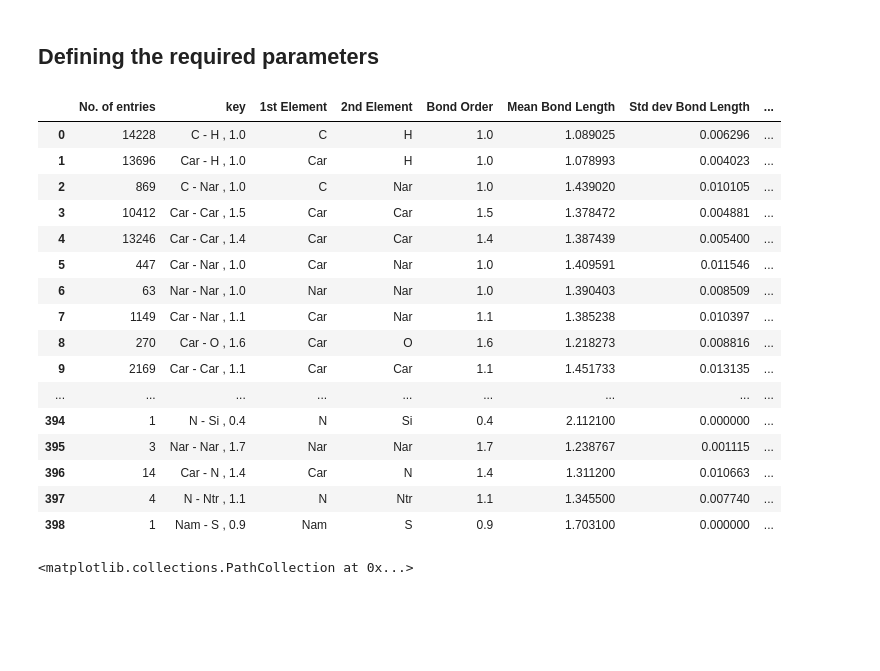
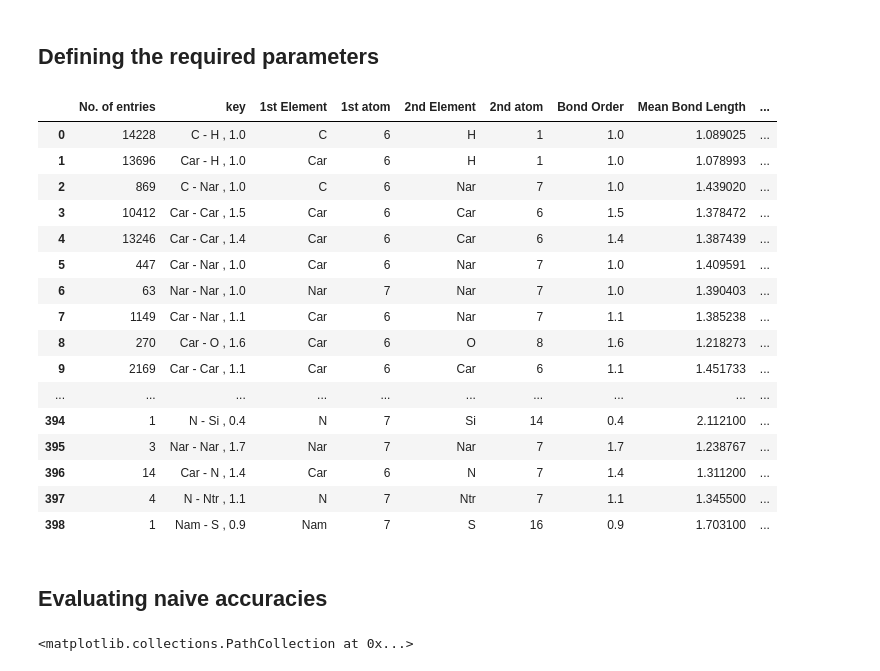
Before and after one commit to ghutchis/boptimol, a Jupyter notebook: Active Learning/Predicting Bond Length.ipynb, the cells around one changed output. Saved outputs shown, nothing was run; the diff lists cells and outputs as text; code cells hidden in the pictures; blank space fills up the shorter version.

Commit message:
Active Learning for Bond Lengths
Optimized Bond Lengths using BayesOpt and Started with Bond Angles

Signed-off-by: Mayank Goel <56905718+Mayank447@users.noreply.github.com>

```diff
--- a/Active Learning/Predicting Bond Length.ipynb
+++ b/Active Learning/Predicting Bond Length.ipynb
@@ -261,24 +251,3 @@ def convertToAtomicNumber(atom: str) -> int:
 # %%
 df['1st atom'] = df["1st Element"].apply(convertToAtomicNumber)
 df['2nd atom'] = df["2nd Element"].apply(convertToAtomicNumber)
-#df['1st covalent radius'] = df['1st atom'].apply(lambda x: covalent_radii[x])
-#df['2nd covalent radius'] = df['2nd atom'].apply(lambda x: covalent_radii[x])
-df
-# %% [output]
-|  | No. of entries | key | 1st Element | 2nd Element | Bond Order | Mean Bond Length | Std dev Bond Length | ... |
-| 0 | 14228 | C - H , 1.0 | C | H | 1.0 | 1.089025 | 0.006296 | ... |
-| 1 | 13696 | Car - H , 1.0 | Car | H | 1.0 | 1.078993 | 0.004023 | ... |
-| 2 | 869 | C - Nar , 1.0 | C | Nar | 1.0 | 1.439020 | 0.010105 | ... |
-| 3 | 10412 | Car - Car , 1.5 | Car | Car | 1.5 | 1.378472 | 0.004881 | ... |
-| 4 | 13246 | Car - Car , 1.4 | Car | Car | 1.4 | 1.387439 | 0.005400 | ... |
-| 5 | 447 | Car - Nar , 1.0 | Car | Nar | 1.0 | 1.409591 | 0.011546 | ... |
-| 6 | 63 | Nar - Nar , 1.0 | Nar | Nar | 1.0 | 1.390403 | 0.008509 | ... |
-| 7 | 1149 | Car - Nar , 1.1 | Car | Nar | 1.1 | 1.385238 | 0.010397 | ... |
-| 8 | 270 | Car - O , 1.6 | Car | O | 1.6 | 1.218273 | 0.008816 | ... |
-| 9 | 2169 | Car - Car , 1.1 | Car | Car | 1.1 | 1.451733 | 0.013135 | ... |
-| ... | ... | ... | ... | ... | ... | ... | ... | ... |
-| 394 | 1 | N - Si , 0.4 | N | Si | 0.4 | 2.112100 | 0.000000 | ... |
-| 395 | 3 | Nar - Nar , 1.7 | Nar | Nar | 1.7 | 1.238767 | 0.001115 | ... |
-| 396 | 14 | Car - N , 1.4 | Car | N | 1.4 | 1.311200 | 0.010663 | ... |
-| 397 | 4 | N - Ntr , 1.1 | N | Ntr | 1.1 | 1.345500 | 0.007740 | ... |
-| 398 | 1 | Nam - S , 0.9 | Nam | S | 0.9 | 1.703100 | 0.000000 | ... |
@@ -285,8 +260,30 @@ df
 # %%
 #Reordering Pandas DataFrame columns
 
-cols = ['No. of entries', '1st Element', '2nd Element', 'Bond Order', 'Mean Bond Length',
-        'Std dev Bond Length', 'Max Bond Length', 'Min Bond Length', '1st atom', '2nd atom']
+cols = ['No. of entries', 'key', '1st Element', '1st atom', '2nd Element', '2nd atom', 'Bond Order', 'Mean Bond Length',
+        'Std dev Bond Length', 'Max Bond Length', 'Min Bond Length']
+df = df[cols]
+df
+# %% [output]
+|  | No. of entries | key | 1st Element | 1st atom | 2nd Element | 2nd atom | Bond Order | Mean Bond Length | ... |
+| 0 | 14228 | C - H , 1.0 | C | 6 | H | 1 | 1.0 | 1.089025 | ... |
+| 1 | 13696 | Car - H , 1.0 | Car | 6 | H | 1 | 1.0 | 1.078993 | ... |
+| 2 | 869 | C - Nar , 1.0 | C | 6 | Nar | 7 | 1.0 | 1.439020 | ... |
+| 3 | 10412 | Car - Car , 1.5 | Car | 6 | Car | 6 | 1.5 | 1.378472 | ... |
+| 4 | 13246 | Car - Car , 1.4 | Car | 6 | Car | 6 | 1.4 | 1.387439 | ... |
+| 5 | 447 | Car - Nar , 1.0 | Car | 6 | Nar | 7 | 1.0 | 1.409591 | ... |
+| 6 | 63 | Nar - Nar , 1.0 | Nar | 7 | Nar | 7 | 1.0 | 1.390403 | ... |
+| 7 | 1149 | Car - Nar , 1.1 | Car | 6 | Nar | 7 | 1.1 | 1.385238 | ... |
+| 8 | 270 | Car - O , 1.6 | Car | 6 | O | 8 | 1.6 | 1.218273 | ... |
+| 9 | 2169 | Car - Car , 1.1 | Car | 6 | Car | 6 | 1.1 | 1.451733 | ... |
+| ... | ... | ... | ... | ... | ... | ... | ... | ... | ... |
+| 394 | 1 | N - Si , 0.4 | N | 7 | Si | 14 | 0.4 | 2.112100 | ... |
+| 395 | 3 | Nar - Nar , 1.7 | Nar | 7 | Nar | 7 | 1.7 | 1.238767 | ... |
+| 396 | 14 | Car - N , 1.4 | Car | 6 | N | 7 | 1.4 | 1.311200 | ... |
+| 397 | 4 | N - Ntr , 1.1 | N | 7 | Ntr | 7 | 1.1 | 1.345500 | ... |
+| 398 | 1 | Nam - S , 0.9 | Nam | 7 | S | 16 | 0.9 | 1.703100 | ... |
+# %% [markdown]
+## Evaluating naive accuracies
 # %%
 Accuracy = []
 
```
Also changed, not shown: parts of 10 cells of this notebook, 3 other files.
